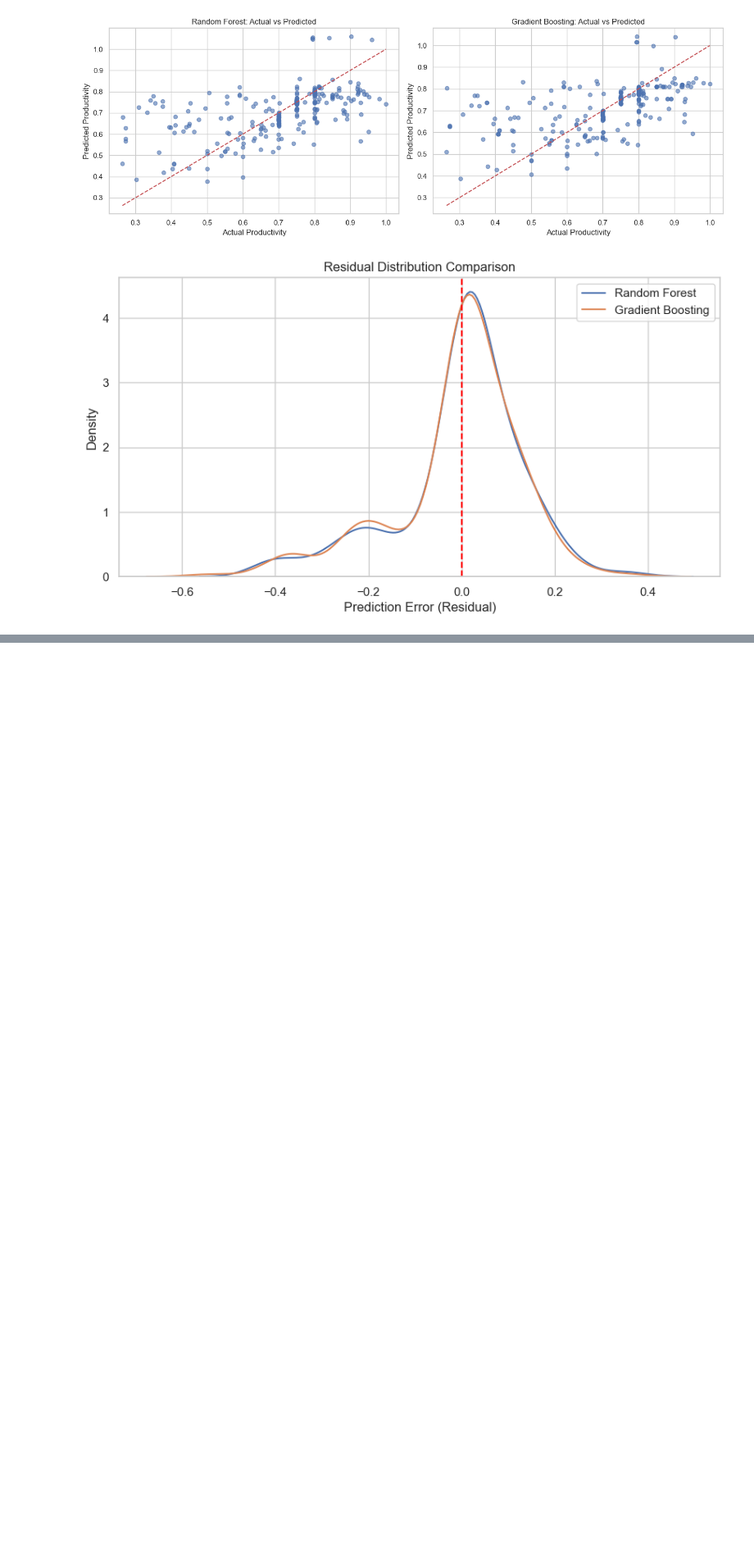
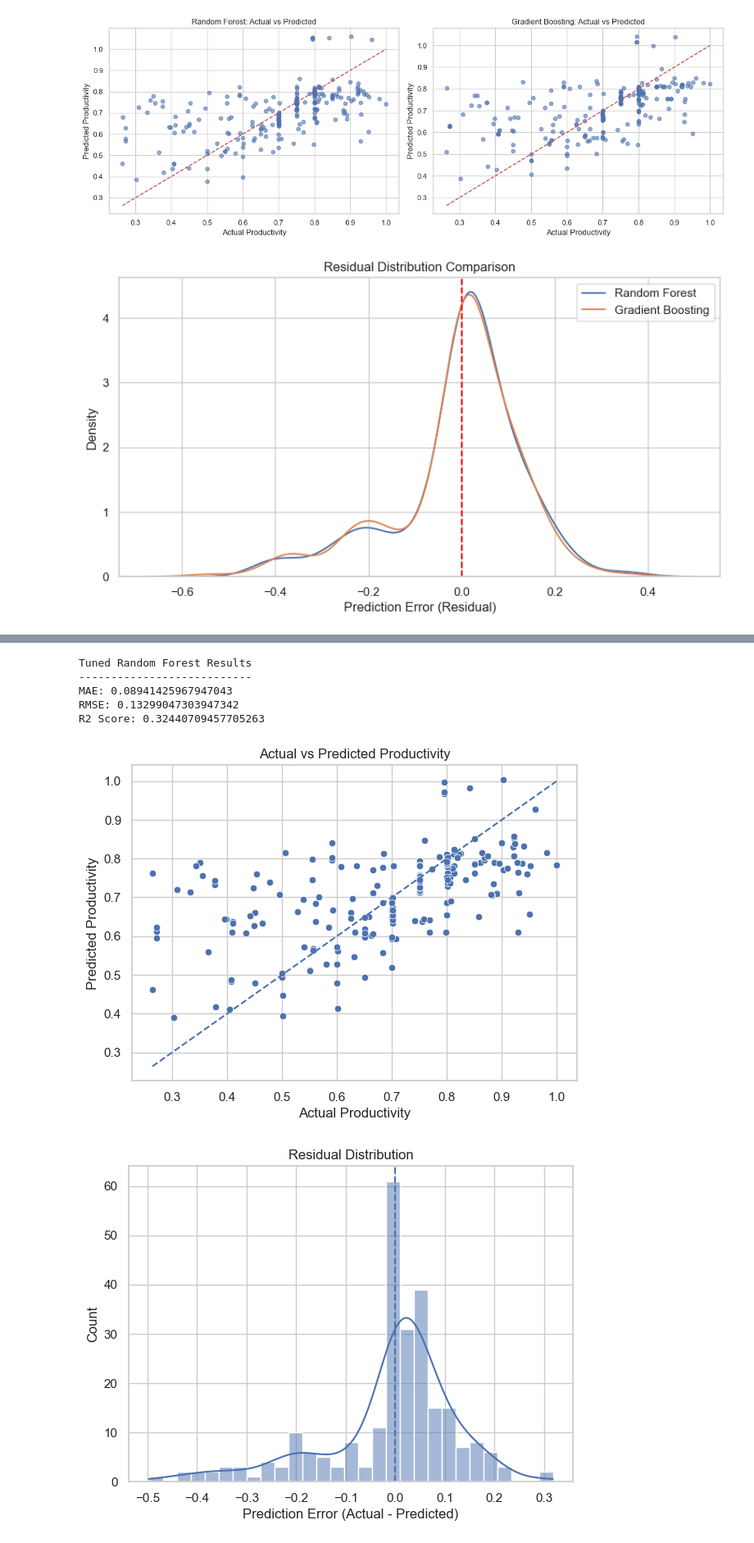
Before and after one commit to sanda620/garment-productivity-prediction, a Jupyter notebook: notebooks/02_data_preprocessing.ipynb, the cells around one changed output, grey strips where cells are left out. Shown at 82% size. Saved outputs shown, nothing was run; the diff lists cells and outputs as text; code cells hidden in the pictures; blank space fills up the shorter version.

```diff
--- a/notebooks/02_data_preprocessing.ipynb
+++ b/notebooks/02_data_preprocessing.ipynb
@@ -554,0 +940,17 @@ plt.show()
+# %%
+tscv = TimeSeriesSplit(n_splits=5)
+
+rf = RandomForestRegressor(random_state=42)
+
+random_search = RandomizedSearchCV(
+    estimator=rf,
+    param_distributions=param_dist,
+    n_iter=30,
+    cv=tscv,
+    scoring="neg_root_mean_squared_error",
+    random_state=42,
+    n_jobs=-1,
+    verbose=1
+)
+
+random_search.fit(X_train_processed, y_train)
@@ -554,0 +981,61 @@ plt.show()
+# %%
+from sklearn.metrics import mean_absolute_error, mean_squared_error, r2_score
+import numpy as np
+
+# Get the best tuned model
+best_rf_model = random_search.best_estimator_
+
+# Predict using the untouched test set
+y_pred_tuned = best_rf_model.predict(X_test_processed)
+
+# Evaluate
+tuned_mae = mean_absolute_error(y_test, y_pred_tuned)
+tuned_rmse = np.sqrt(mean_squared_error(y_test, y_pred_tuned))
+tuned_r2 = r2_score(y_test, y_pred_tuned)
+
+print("Tuned Random Forest Results")
+print("---------------------------")
+print("MAE:", tuned_mae)
+print("RMSE:", tuned_rmse)
+print("R2 Score:", tuned_r2)
+# %% [output]
+Tuned Random Forest Results
+---------------------------
+MAE: 0.08941425967947043
+RMSE: 0.13299047303947342
+R2 Score: 0.32440709457705263
+# %%
+import matplotlib.pyplot as plt
+import seaborn as sns
+import numpy as np
+
+# Get predictions from the tuned model
+best_rf_model = random_search.best_estimator_
+y_pred_tuned = best_rf_model.predict(X_test_processed)
+
+# Calculate residuals
+residuals = y_test - y_pred_tuned
+
+# Actual vs predicted
+plt.figure(figsize=(7, 5))
+sns.scatterplot(x=y_test, y=y_pred_tuned)
+plt.plot(
+    [y_test.min(), y_test.max()],
+    [y_test.min(), y_test.max()],
+    linestyle="--"
+)
+plt.xlabel("Actual Productivity")
+plt.ylabel("Predicted Productivity")
+plt.title("Actual vs Predicted Productivity")
+plt.show()
+
+# Residual distribution
+plt.figure(figsize=(7, 5))
+sns.histplot(residuals, kde=True)
+plt.axvline(0, linestyle="--")
+plt.xlabel("Prediction Error (Actual - Predicted)")
+plt.title("Residual Distribution")
+plt.show()
+# %% [output]
+[figure, added]
+[figure, added]
```
Also changed, not shown: parts of 13 cells of this notebook.
